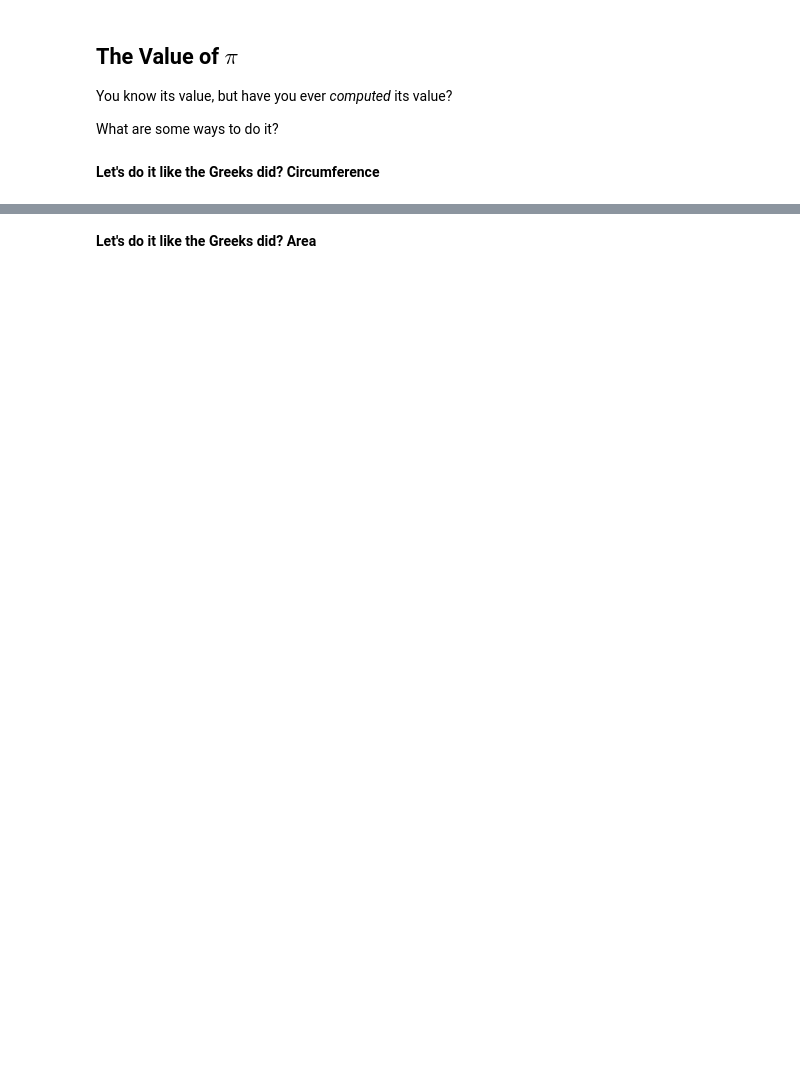
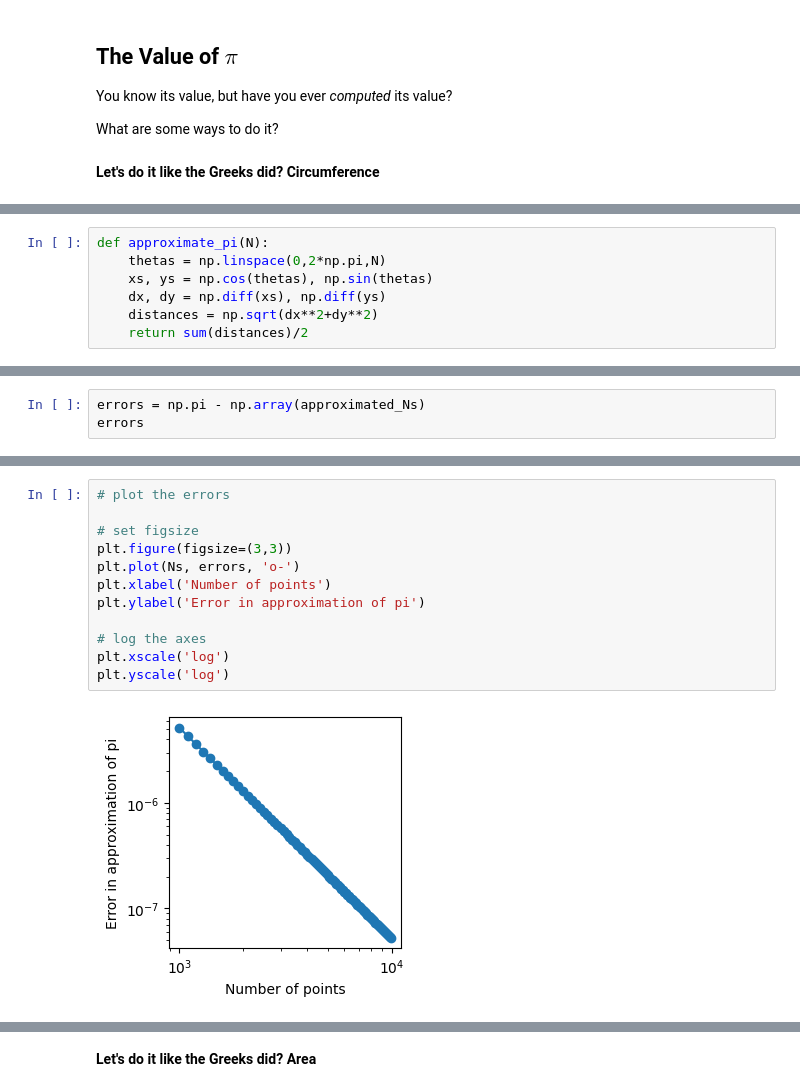
Before and after one commit to jimhalverson/COMP2025, a Jupyter notebook: hackathon/Hackathon 1 Famous Results.ipynb, the cells around one changed output, grey strips where cells are left out. Drawn from its saved outputs; the diff is of its cells as text; blank space fills up the shorter version.

```diff
--- a/hackathon/Hackathon 1 Famous Results.ipynb
+++ b/hackathon/Hackathon 1 Famous Results.ipynb
@@ -18,0 +62,7 @@ What are some ways to do it?
+# %%
+def approximate_pi(N):
+    thetas = np.linspace(0,2*np.pi,N)
+    xs, ys = np.cos(thetas), np.sin(thetas)
+    dx, dy = np.diff(xs), np.diff(ys)
+    distances = np.sqrt(dx**2+dy**2)
+    return sum(distances)/2
@@ -18,0 +79,3 @@ What are some ways to do it?
+# %%
+errors = np.pi - np.array(approximated_Ns)
+errors
@@ -18,0 +100,14 @@ What are some ways to do it?
+# %%
+# plot the errors
+
+# set figsize
+plt.figure(figsize=(3,3))
+plt.plot(Ns, errors, 'o-')
+plt.xlabel('Number of points')
+plt.ylabel('Error in approximation of pi')
+
+# log the axes
+plt.xscale('log')
+plt.yscale('log')
+# %% [output]
+[figure, added]
```
Also changed, not shown: parts of 11 cells of this notebook.
